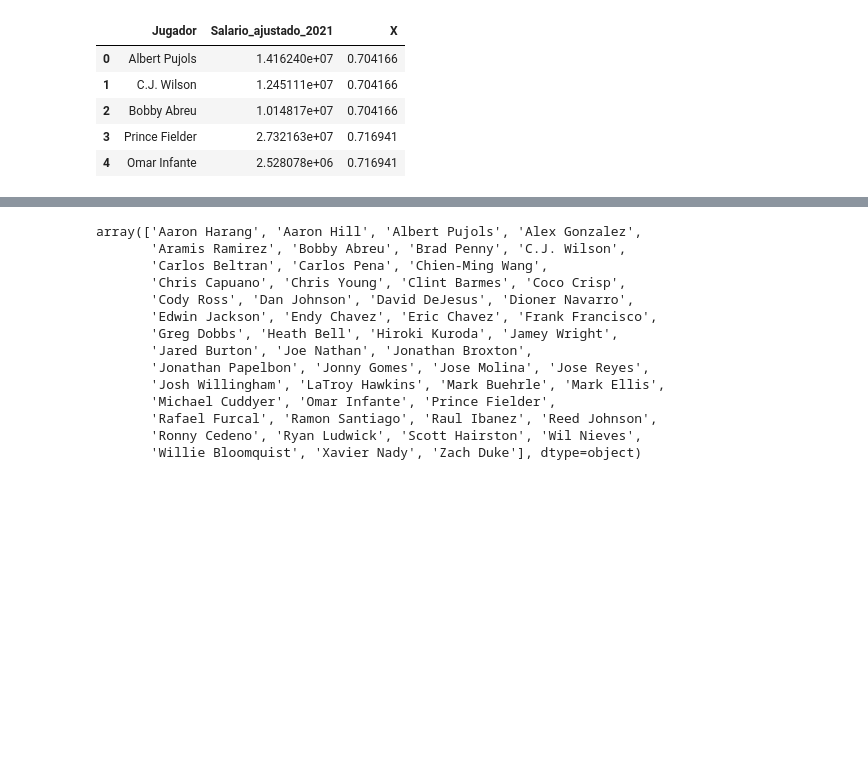
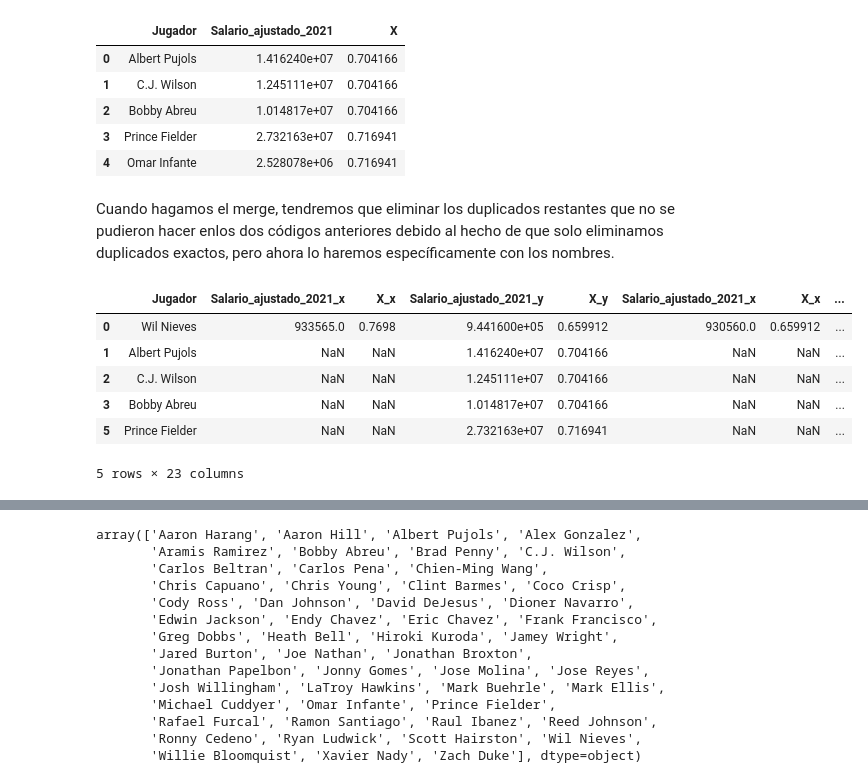
Before and after one commit to PhysTony/MLB_hardball_negotations, a Jupyter notebook: Models/Linear_models/Free_agent/article_linear_regression_free_agent.ipynb, the cells around one changed output, grey strips where cells are left out. Cells and saved outputs as stored; diff of their text form; code cells hidden in the pictures; blank space fills up the shorter version.

Commit message:
Creación del panel data

```diff
--- a/Models/Linear_models/Free_agent/article_linear_regression_free_agent.ipynb
+++ b/Models/Linear_models/Free_agent/article_linear_regression_free_agent.ipynb
@@ -425,3 +426,22 @@ df_players_copy[1].head()
 | 2 | Bobby Abreu | 1.014817e+07 | 0.704166 |
 | 3 | Prince Fielder | 2.732163e+07 | 0.716941 |
 | 4 | Omar Infante | 2.528078e+06 | 0.716941 |
+# %% [markdown]
+Cuando hagamos el merge, tendremos que eliminar los duplicados restantes que no se pudieron hacer enlos dos códigos anteriores debido al hecho de que solo eliminamos duplicados exactos, pero ahora lo haremos específicamente con los nombres.
+# %%
+panel_data = pd.merge(df_players_copy[0], df_players_copy[1], how = 'outer', on = 'Jugador')
+
+for year in range(2,period):
+    panel_data = pd.merge(panel_data, df_players_copy[year], how = 'outer', on = 'Jugador')
+
+panel_data.drop_duplicates(subset = 'Jugador', inplace = True)
+# %%
+panel_data.head()
+# %% [output]
+|  | Jugador | Salario_ajustado_2021_x | X_x | Salario_ajustado_2021_y | X_y | Salario_ajustado_2021_x | X_x | ... |
+| 0 | Wil Nieves | 933565.0 | 0.7698 | 9.441600e+05 | 0.659912 | 930560.0 | 0.659912 | ... |
+| 1 | Albert Pujols | NaN | NaN | 1.416240e+07 | 0.704166 | NaN | NaN | ... |
+| 2 | C.J. Wilson | NaN | NaN | 1.245111e+07 | 0.704166 | NaN | NaN | ... |
+| 3 | Bobby Abreu | NaN | NaN | 1.014817e+07 | 0.704166 | NaN | NaN | ... |
+| 5 | Prince Fielder | NaN | NaN | 2.732163e+07 | 0.716941 | NaN | NaN | ... |
+5 rows × 23 columns
```
Also changed, not shown: parts of 11 cells of this notebook, 11 other files.
